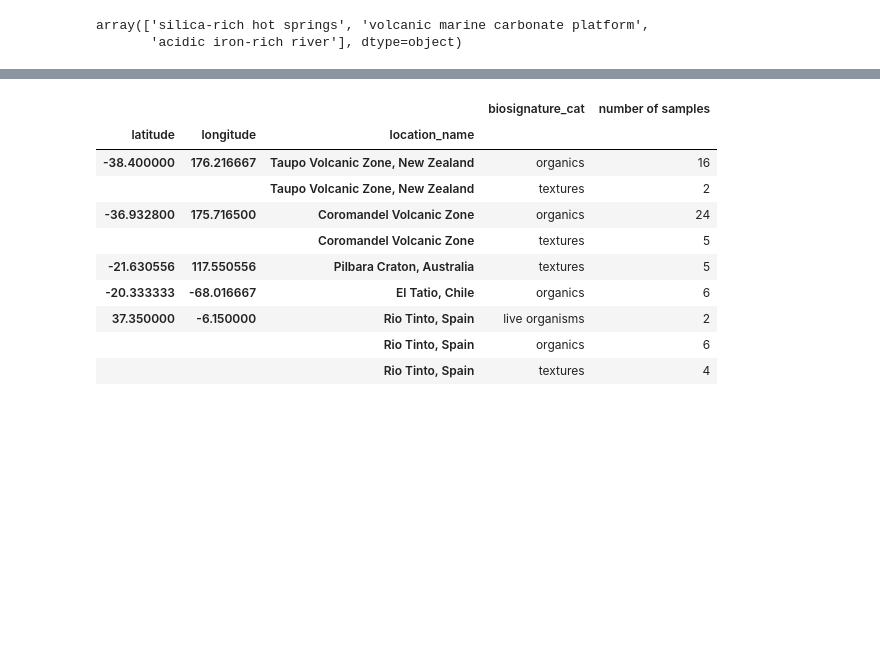
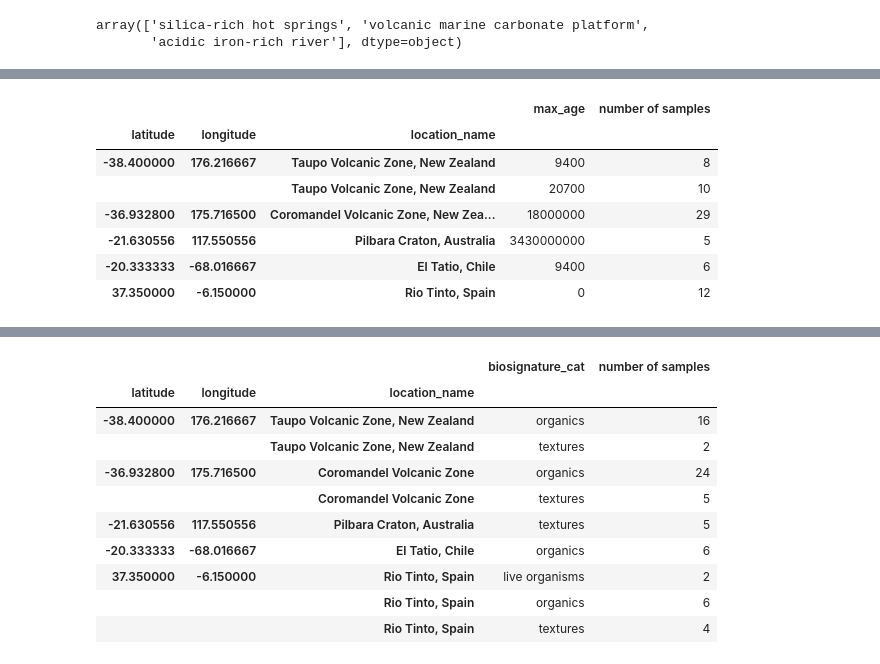
Before and after one commit to jhupiterz/biosignatureDB, a Jupyter notebook: notebooks/csv.ipynb, the cells around one changed output, grey strips where cells are left out. Saved outputs shown, nothing was run; the diff lists cells and outputs as text; code cells hidden in the pictures; blank space fills up the shorter version.

```diff
--- a/notebooks/csv.ipynb
+++ b/notebooks/csv.ipynb
@@ -158,3 +172,18 @@ bio_df.groupby(['latitude', 'longitude', 'location_name'], as_index=False).sum()
+# %%
+grouped_df = bio_df.groupby(['latitude', 'longitude', 'location_name', 'max_age']).sum()[['number of samples' ]]
+# %%
+grouped_df.reset_index(level=['max_age'], inplace=True)
+# %%
+grouped_df
+# %% [output]
+|  |  |  | max_age | number of samples |
+| latitude | longitude | location_name |  |  |
+| -38.400000 | 176.216667 | Taupo Volcanic Zone, New Zealand | 9400 | 8 |
+|  |  | Taupo Volcanic Zone, New Zealand | 20700 | 10 |
+| -36.932800 | 175.716500 | Coromandel Volcanic Zone, New Zea... | 18000000 | 29 |
+| -21.630556 | 117.550556 | Pilbara Craton, Australia | 3430000000 | 5 |
+| -20.333333 | -68.016667 | El Tatio, Chile | 9400 | 6 |
+| 37.350000 | -6.150000 | Rio Tinto, Spain | 0 | 12 |
 # %%
 plots.plot_interactive_map(bio_df, projection='mercator')
 # %% [output]
```
Also changed, not shown: parts of 7 cells of this notebook, 4 other files.
